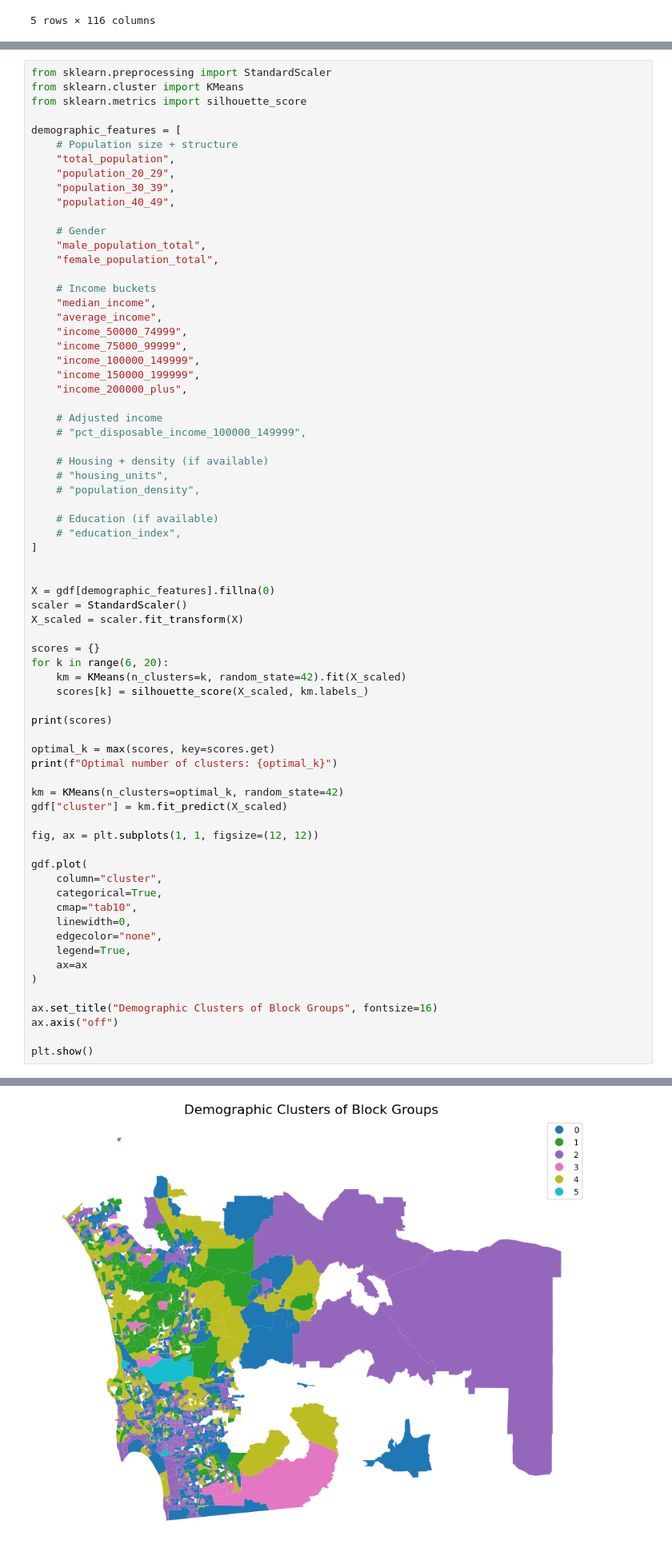
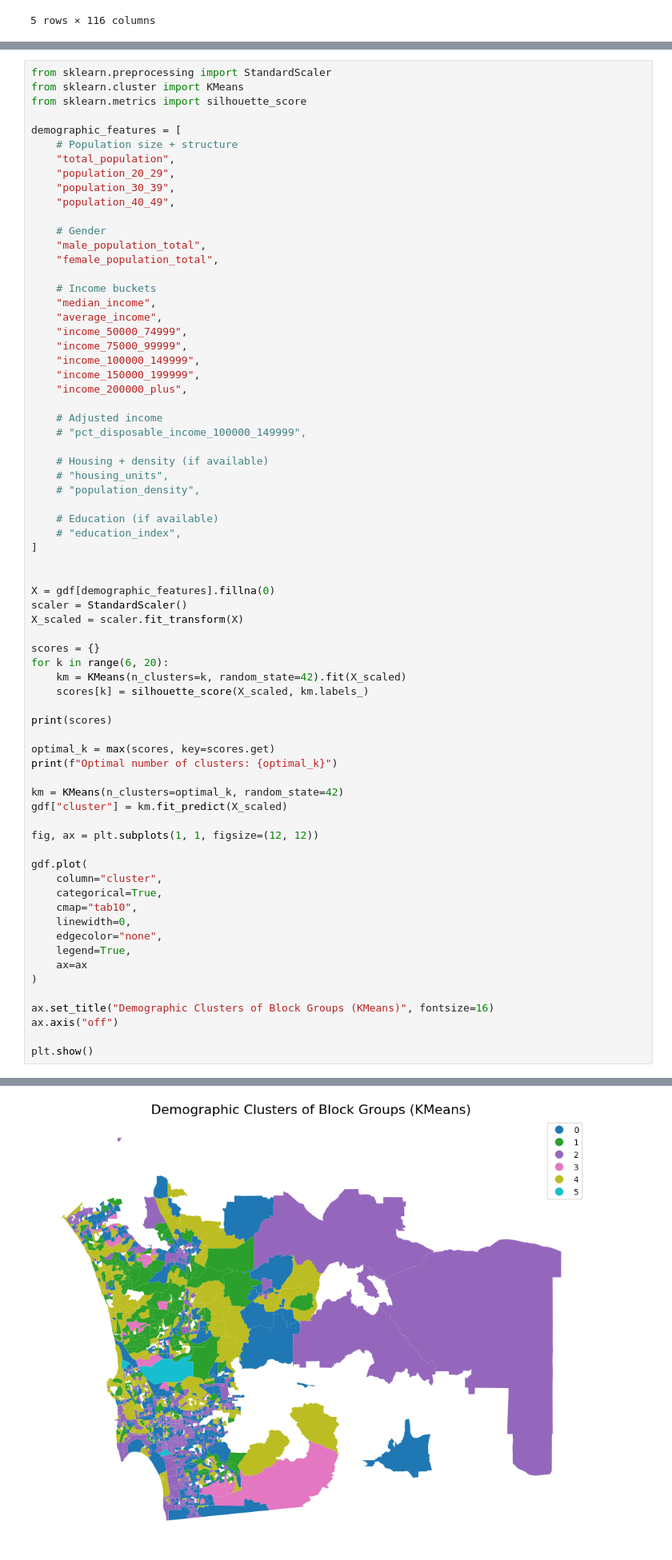
Before and after one commit to swhoyle/business-opportunity-graph, a Jupyter notebook: notebooks/09_business_success_and_opportunity.ipynb, the cells around one changed output, grey strips where cells are left out. Shown at 80% size. Saved outputs shown, nothing was run; the diff lists cells and outputs as text.

```diff
--- a/notebooks/09_business_success_and_opportunity.ipynb
+++ b/notebooks/09_business_success_and_opportunity.ipynb
@@ -212,35 +212,35 @@ scores = {}
 for k in range(6, 20):
     km = KMeans(n_clusters=k, random_state=42).fit(X_scaled)
     scores[k] = silhouette_score(X_scaled, km.labels_)
 
 print(scores)
 
 optimal_k = max(scores, key=scores.get)
 print(f"Optimal number of clusters: {optimal_k}")
 
 km = KMeans(n_clusters=optimal_k, random_state=42)
 gdf["cluster"] = km.fit_predict(X_scaled)
 
 fig, ax = plt.subplots(1, 1, figsize=(12, 12))
 
 gdf.plot(
     column="cluster",
     categorical=True,
     cmap="tab10",
     linewidth=0,
     edgecolor="none",
     legend=True,
     ax=ax
 )
 
-ax.set_title("Demographic Clusters of Block Groups", fontsize=16)
+ax.set_title("Demographic Clusters of Block Groups (KMeans)", fontsize=16)
 ax.axis("off")
 
 plt.show()
 # %% [output]
 {6: 0.2499898466107785, 7: 0.2239145475974715, 8: 0.24090640354409956, 9: 0.20946848610258134, 10: 0.2172988943285471, 11: 0.22001707833466264, 12: 0.22053577730824483, 13: 0.19723019507349537, 14: 0. ...
 Optimal number of clusters: 6
-[figure, old version]
+[figure, new version]
 # %%
 
 threshold = gdf["business_success_score"].quantile(0.80)
```
Also changed, not shown: 4 other files.
